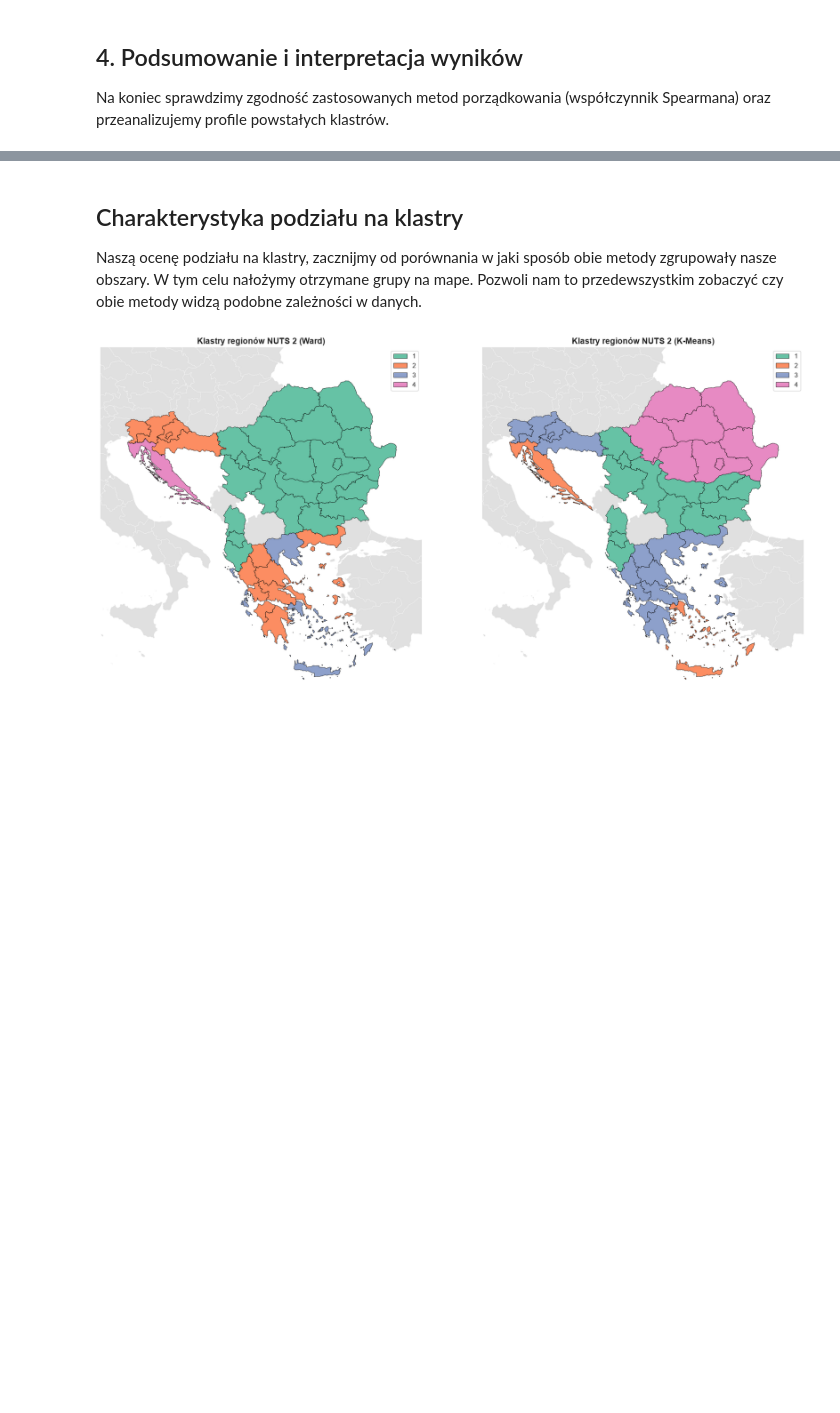
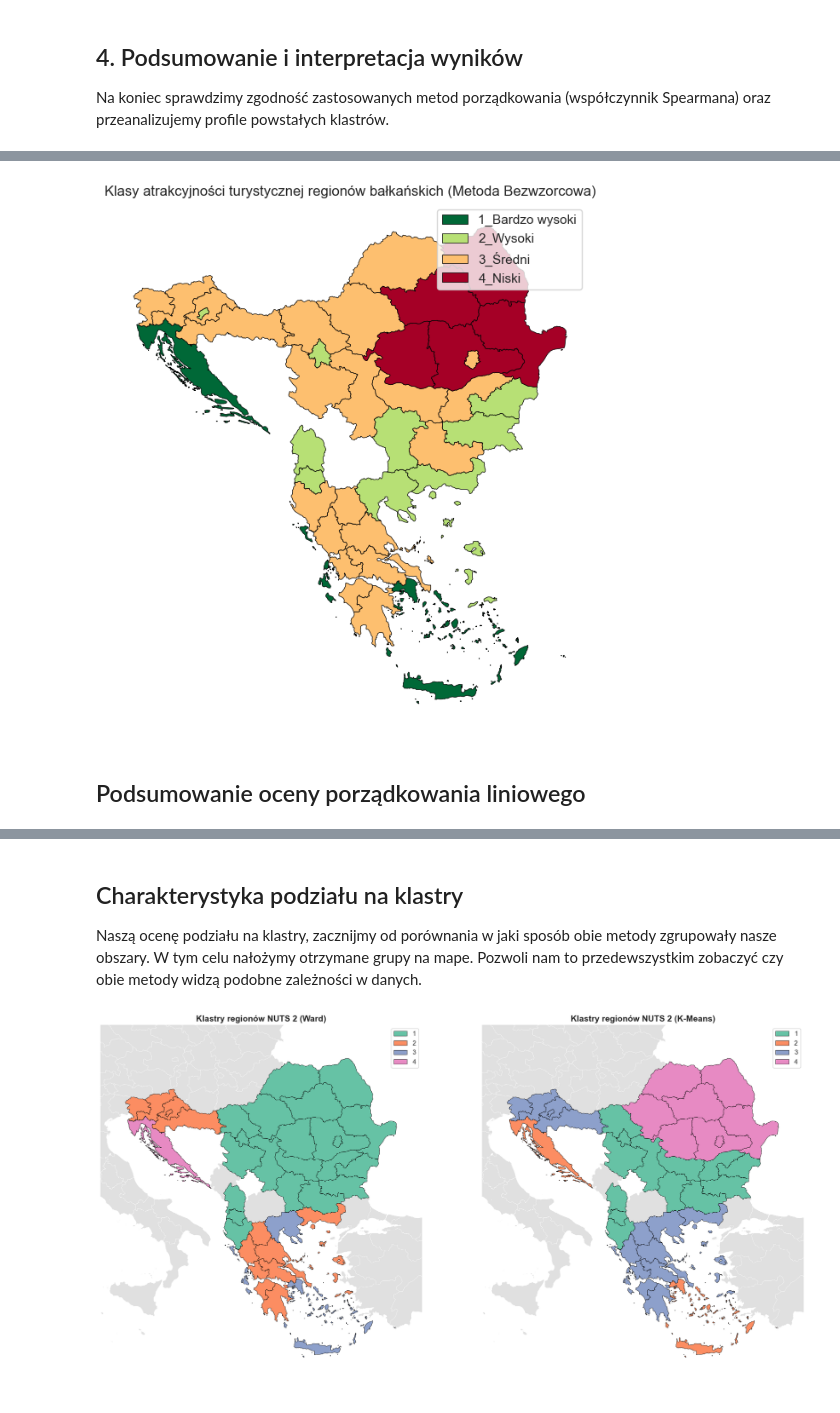
Before and after one commit to kawalerski-ja/Balkan-Tourism, a Jupyter notebook: Projekt_Balkany_Analiza_V3.ipynb, the cells around one changed output, grey strips where cells are left out. Saved outputs shown, nothing was run; the diff lists cells and outputs as text; code cells hidden in the pictures; blank space fills up the shorter version.

Commit message:
Dodatkowe wykresy dla klastrow, ocena porzadkowania liniowego, porzadek

```diff
--- a/Projekt_Balkany_Analiza_V3.ipynb
+++ b/Projekt_Balkany_Analiza_V3.ipynb
@@ -257,0 +257,16 @@ Charakterystyka klastrów (Metoda Warda) w odniesieniu do wskaźników i ranking
+# %%
+# 1. Korelacja miar syntetycznych z oryginalnymi zmiennymi
+korelacja_cechy = df[['Hellwig_Score', 'Bezwzorcowa_Score']].join(X_std).corr().loc[['Hellwig_Score', 'Bezwzorcowa_Score'], wybrane_zmienne]
+print("\nKorelacja miar syntetycznych z oryginalnymi zmiennymi diagnostycznymi:")
+display(korelacja_cechy.round(3))
+
+# 2. Klasyfikacja typologiczna (Metoda bezwzorcowa)
+mean_b = df['Bezwzorcowa_Score'].mean()
+std_b = df['Bezwzorcowa_Score'].std(ddof=1)
+
+warunki_b = [
+    (df['Bezwzorcowa_Score'] >= mean_b + std_b),
+    (df['Bezwzorcowa_Score'] >= mean_b) & (df['Bezwzorcowa_Score'] < mean_b + std_b),
+    (df['Bezwzorcowa_Score'] >= mean_b - std_b) & (df['Bezwzorcowa_Score'] < mean_b),
+    (df['Bezwzorcowa_Score'] < mean_b - std_b)
+]
@@ -257,0 +337,21 @@ Charakterystyka klastrów (Metoda Warda) w odniesieniu do wskaźników i ranking
+# %%
+df['Klasa_Bezwzorcowa'] = np.select(warunki_b, klasy, default='Brak')
+
+# 3. Wizualizacja przestrzenna rankingu (Metoda Bezwzorcowa)
+map_df_b = nuts2_map.merge(df, left_on='NUTS_ID', right_index=True)
+
+fig, ax = plt.subplots(1, 1, figsize=(10, 8))
+map_df_b.plot(column='Klasa_Bezwzorcowa',
+            cmap='RdYlGn_r', # Zielony dla najlepszych, czerwony dla najsłabszych
+            edgecolor='black',
+            linewidth=0.5,
+            legend=True,
+            ax=ax)
+
+plt.title('Klasy atrakcyjności turystycznej regionów bałkańskich (Metoda Bezwzorcowa)')
+ax.set_axis_off()
+plt.show()
+# %% [output]
+[figure, added]
+# %% [markdown]
+## Podsumowanie oceny porządkowania liniowego
```
Also changed, not shown: parts of 19 cells of this notebook, 1 other file.
